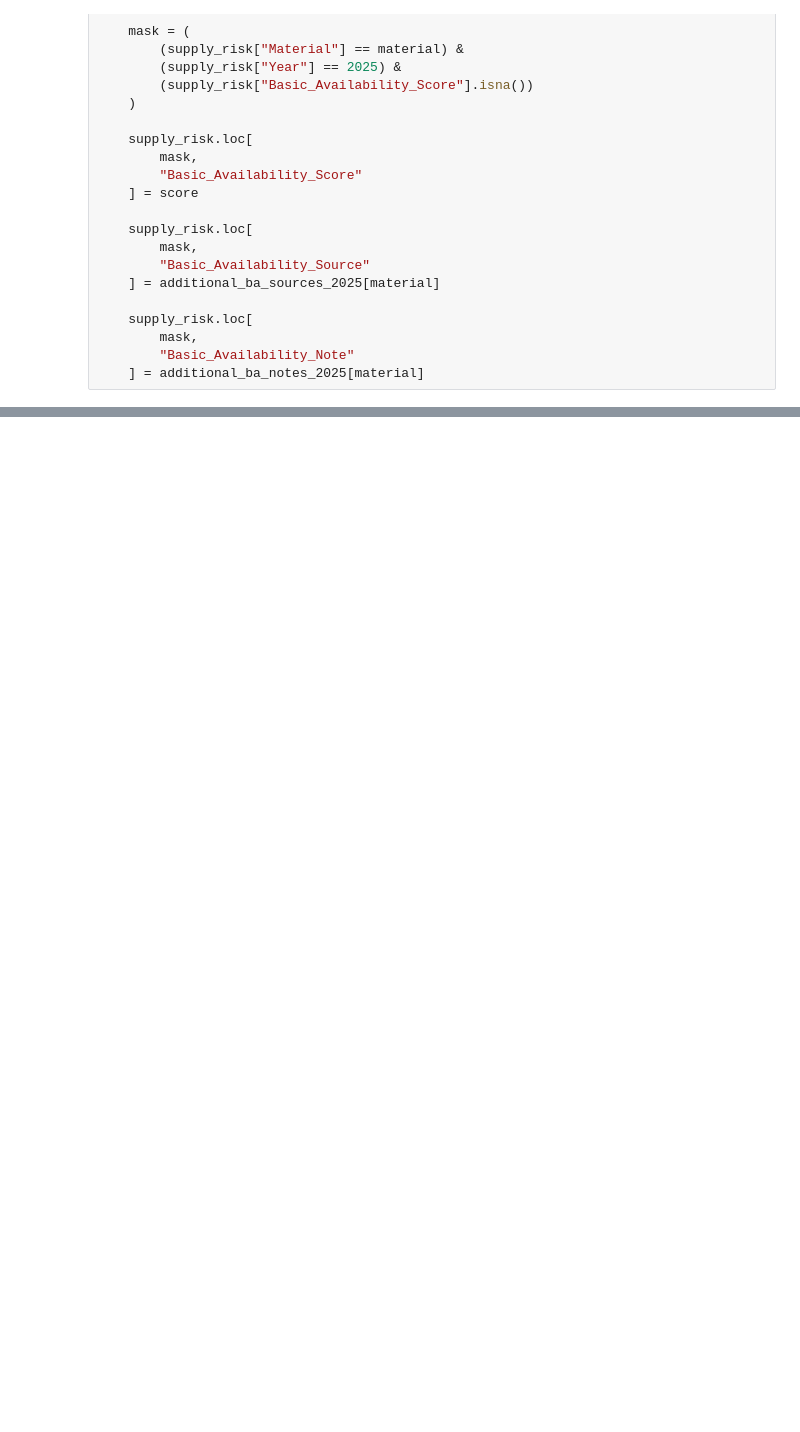
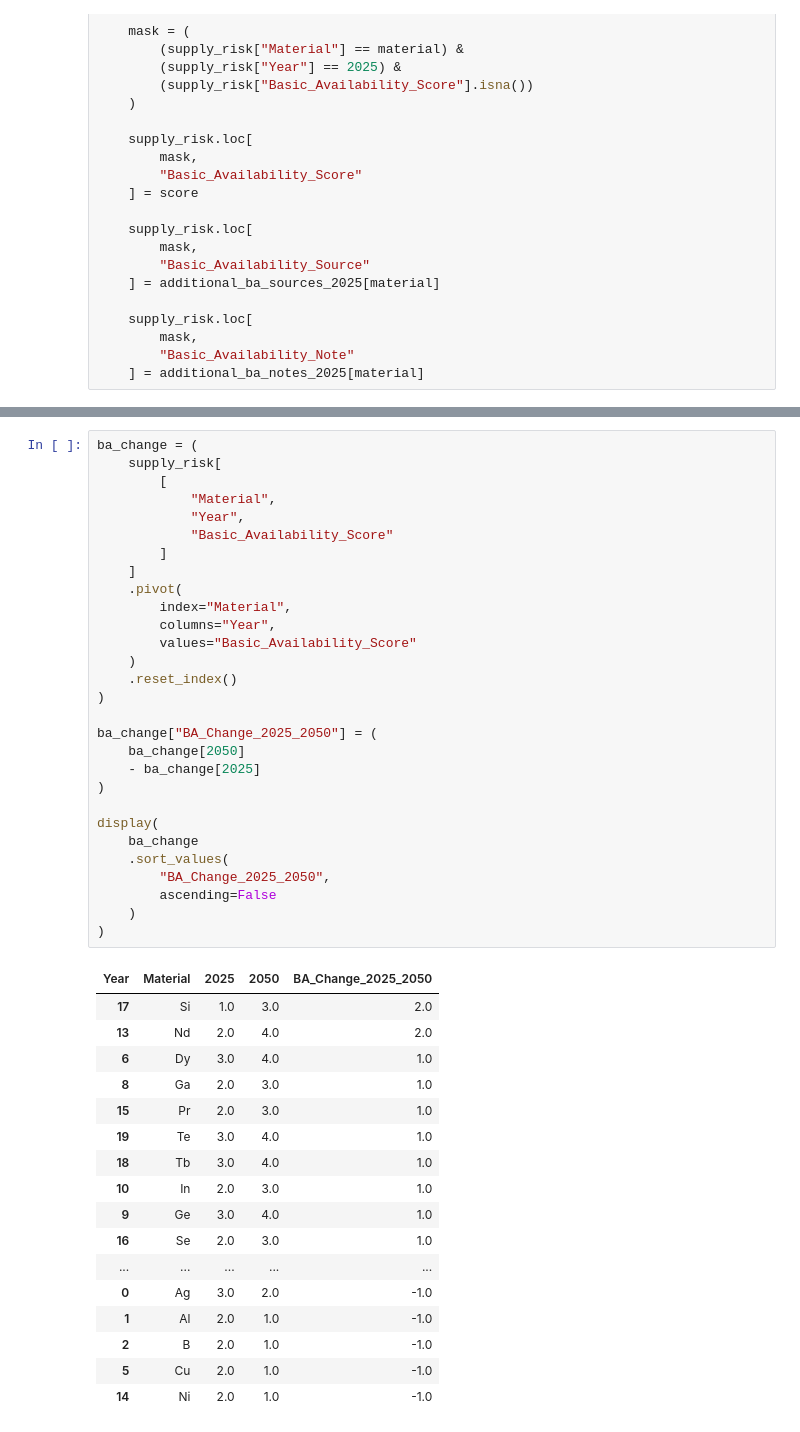
Before and after one commit to Trickwillfrit/MFA, a Jupyter notebook: notebooks/ENV501_Austria_Croatia_MFA.ipynb, the cells around one changed output, grey strips where cells are left out. Drawn from its saved outputs; the diff is of its cells as text; blank space fills up the shorter version.

```diff
--- a/notebooks/ENV501_Austria_Croatia_MFA.ipynb
+++ b/notebooks/ENV501_Austria_Croatia_MFA.ipynb
@@ -7901,0 +8047,47 @@ Missing 2025 Basic Availability scores: 0
+# %%
+ba_change = (
+    supply_risk[
+        [
+            "Material",
+            "Year",
+            "Basic_Availability_Score"
+        ]
+    ]
+    .pivot(
+        index="Material",
+        columns="Year",
+        values="Basic_Availability_Score"
+    )
+    .reset_index()
+)
+
+ba_change["BA_Change_2025_2050"] = (
+    ba_change[2050]
+    - ba_change[2025]
+)
+
+display(
+    ba_change
+    .sort_values(
+        "BA_Change_2025_2050",
+        ascending=False
+    )
+)
+# %% [output]
+| Year | Material | 2025 | 2050 | BA_Change_2025_2050 |
+| 17 | Si | 1.0 | 3.0 | 2.0 |
+| 13 | Nd | 2.0 | 4.0 | 2.0 |
+| 6 | Dy | 3.0 | 4.0 | 1.0 |
+| 8 | Ga | 2.0 | 3.0 | 1.0 |
+| 15 | Pr | 2.0 | 3.0 | 1.0 |
+| 19 | Te | 3.0 | 4.0 | 1.0 |
+| 18 | Tb | 3.0 | 4.0 | 1.0 |
+| 10 | In | 2.0 | 3.0 | 1.0 |
+| 9 | Ge | 3.0 | 4.0 | 1.0 |
+| 16 | Se | 2.0 | 3.0 | 1.0 |
+| ... | ... | ... | ... | ... |
+| 0 | Ag | 3.0 | 2.0 | -1.0 |
+| 1 | Al | 2.0 | 1.0 | -1.0 |
+| 2 | B | 2.0 | 1.0 | -1.0 |
+| 5 | Cu | 2.0 | 1.0 | -1.0 |
+| 14 | Ni | 2.0 | 1.0 | -1.0 |
```
Also changed, not shown: parts of 5 cells of this notebook.
